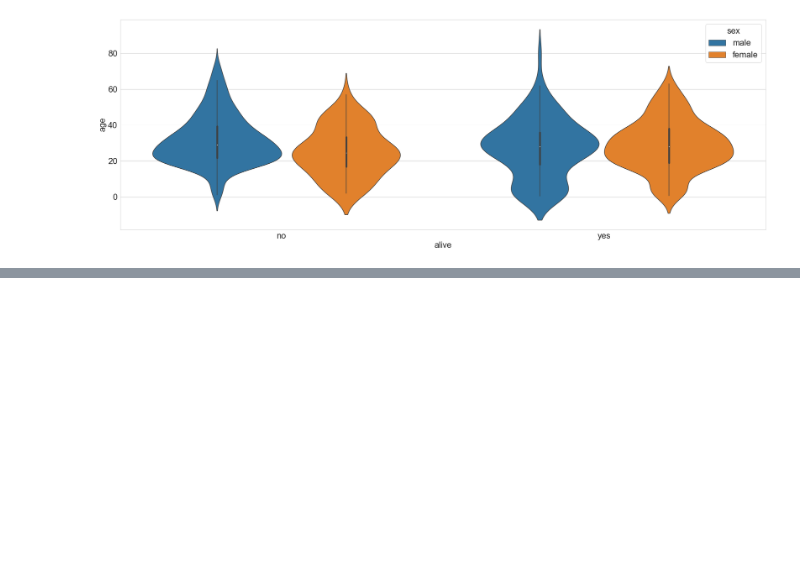
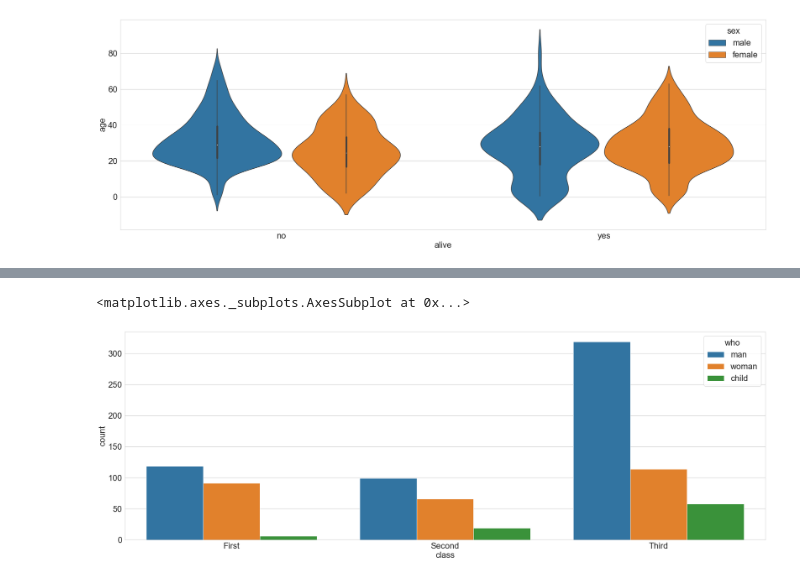
Before and after one commit to Adrian123K/pandas_ml, a Jupyter notebook: 05-2. Pandas DA (200715).ipynb, the cells around one changed output, grey strips where cells are left out. Saved outputs shown, nothing was run; the diff lists cells and outputs as text; code cells hidden in the pictures; blank space fills up the shorter version.

```diff
--- a/05-2. Pandas DA (200715).ipynb
+++ b/05-2. Pandas DA (200715).ipynb
@@ -119,0 +132,5 @@ sns.violinplot(x='alive',y='age',hue='sex',data=tit)
+# %%
+sns.countplot(x='class',hue='who',data=tit)
+# %% [output]
+<matplotlib.axes._subplots.AxesSubplot at 0x...>
+[figure, added]
```
Also changed, not shown: parts of 17 cells of this notebook.
